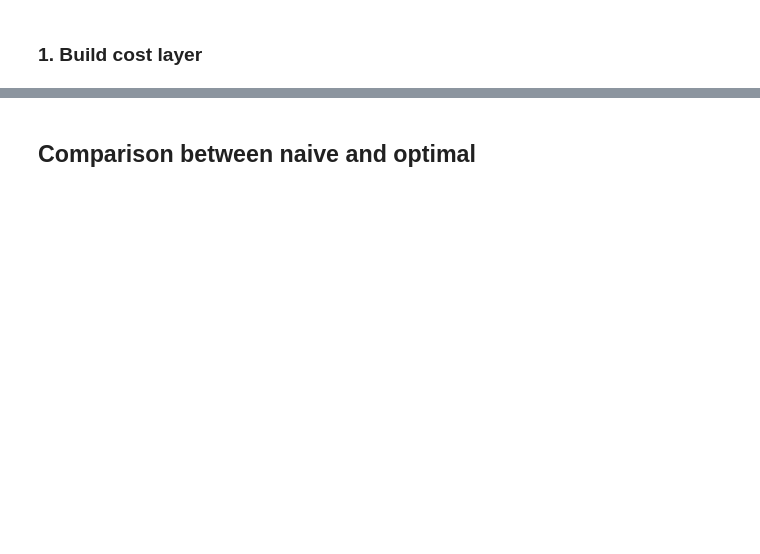
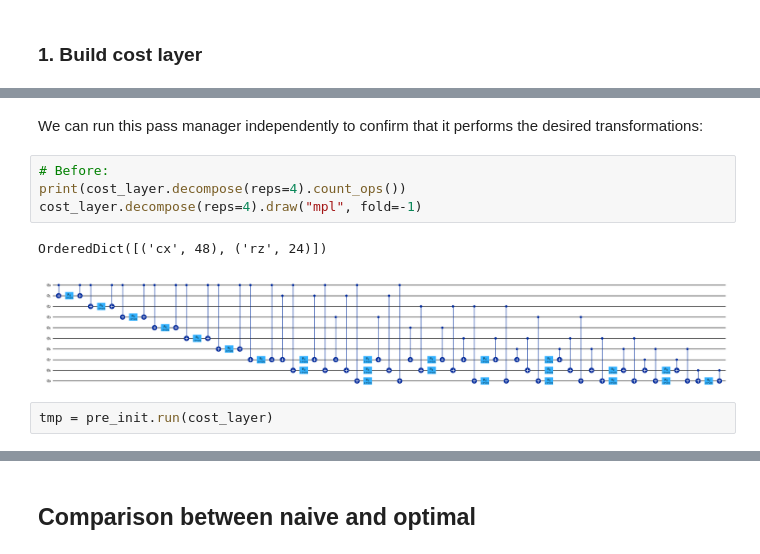
Before and after one commit to qiskit-community/qopt-best-practices, a Jupyter notebook: how_tos/how_to_apply_optimal_qaoa_transpilation.ipynb, the cells around one changed output, grey strips where cells are left out. Saved outputs shown, nothing was run; the diff lists cells and outputs as text; blank space fills up the shorter version.

```diff
--- a/how_tos/how_to_apply_optimal_qaoa_transpilation.ipynb
+++ b/how_tos/how_to_apply_optimal_qaoa_transpilation.ipynb
@@ -211,0 +254,11 @@ OrderedDict([('cx', 114), ('rz', 24)])
+# %% [markdown]
+We can run this pass manager independently to confirm that it performs the desired transformations:
+# %%
+# Before:
+print(cost_layer.decompose(reps=4).count_ops())
+cost_layer.decompose(reps=4).draw("mpl", fold=-1)
+# %% [output]
+OrderedDict([('cx', 48), ('rz', 24)])
+[figure, added]
+# %%
+tmp = pre_init.run(cost_layer)
```
Also changed, not shown: parts of 82 cells of this notebook, 1 other file.
